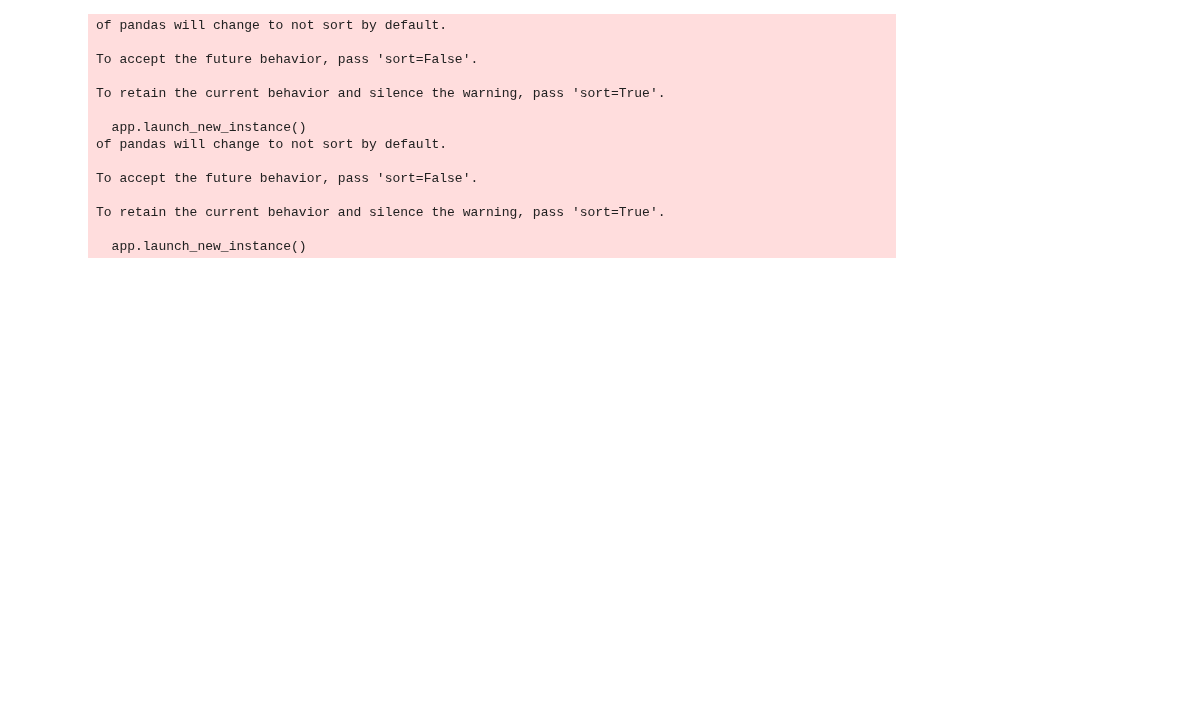
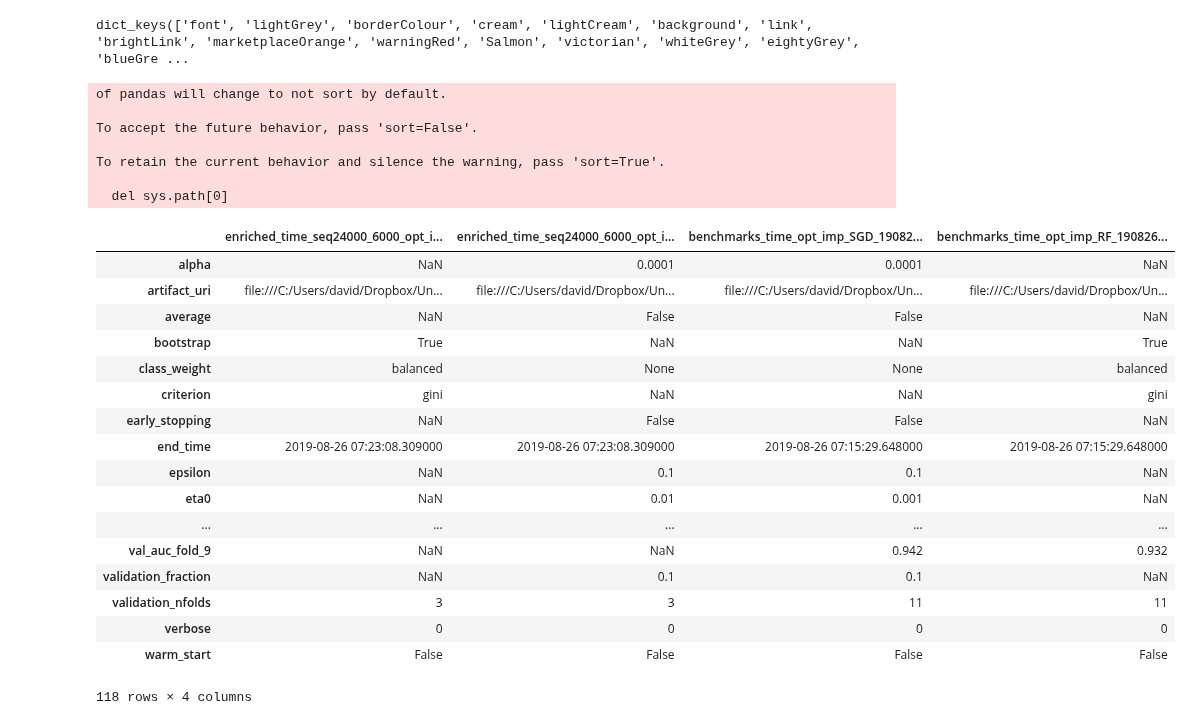
Before and after one commit to davidemariani/networkAnalysisForML, a Jupyter notebook: performance_visualization_same_model_from_more_exps.ipynb, the cells around one changed output. Cells and saved outputs as stored; diff of their text form; code cells hidden in the pictures; blank space fills up the shorter version.

Commit message:
perf grid changes

```diff
--- a/performance_visualization_same_model_from_more_exps.ipynb
+++ b/performance_visualization_same_model_from_more_exps.ipynb
@@ -40,5 +45,9 @@ expnames
+# %%
+TTQcolor.keys()
+# %% [output]
+dict_keys(['font', 'lightGrey', 'borderColour', 'cream', 'lightCream', 'background', 'link', 'brightLink', 'marketplaceOrange', 'warningRed', 'Salmon', 'victorian', 'whiteGrey', 'eightyGrey', 'blueGre ...
 # %%
-colors = [TTQcolor['richOrange'], TTQcolor['azureBlue']]
+colors = [ TTQcolor['bloodRed'], TTQcolor['pea']]
 
 #--------------------------------------------------
 
@@ -72,21 +81,26 @@ ann_cols = ['batch_size', 'optimizer', 'epochs_actual', 'class_1_weight', 'early
 #show(a)
 # %%
 for clf in ('rf_', 'sgd_'):
-    for double_exp in [('benchmarks_shuffle_imp', 'benchmarks_time_old_imp'),
-                      ('benchmarks_shuffle_p90', 'benchmarks_time_old_p90'),
-                      ('benchmarks_shuffle_p180', 'benchmarks_time_old_p180')
-                      ]:
+    for mult_exp in [['enriched_time_seq24000_6000_opt_imp', 'benchmarks_time_opt_imp']]:
+                      #('benchmarks_shuffle_p90', 'benchmarks_time_old_p90'),
+                      #('benchmarks_shuffle_p180', 'benchmarks_time_old_p180')
+                      #]:
 
+        viz_list=[]
+        for experiment in mult_exp:
+            viz_tmp = create_exp_df(experiment)
+            viz_tmp.columns = experiment+'_'+viz_tmp.columns
+            viz_list.append(viz_tmp)
 
+        viz = pd.concat(viz_list, axis=1)
+        #experiment_1 = double_exp[0]
+        #experiment_2 = double_exp[1]
 
-        experiment_1 = double_exp[0]
-        experiment_2 = double_exp[1]
-
-        viz_1 = create_exp_df(experiment_1)
-        viz_1.columns = experiment_1+'_'+viz_1.columns
-        viz_2 = create_exp_df(experiment_2)
-        viz_2.columns = experiment_2+'_'+viz_2.columns
-        viz = pd.concat([viz_1, viz_2], axis=1)
+        #viz_1 = create_exp_df(experiment_1)
+        #viz_1.columns = experiment_1+'_'+viz_1.columns
+        #viz_2 = create_exp_df(experiment_2)
+        #viz_2.columns = experiment_2+'_'+viz_2.columns
+        #viz = pd.concat([viz_1, viz_2], axis=1)
 
         if clf=='rf_':
             model_filter = ['RandomForestClassifier']
@@ -110,7 +124,7 @@ for clf in ('rf_', 'sgd_'):
             metric_cols = sgd_cols
             spider_cols = sgd_spider_cols
             spider_cols_to_norm = sgd_spider_cols_to_norm
-            index_header = 'RF'
+            index_header = 'SGD'
             spr_settings = {'viz_dict': viz,
                                              'metric_list': sgd_cols,
                                              'model_type': ['SGDClassifier'],
@@ -155,7 +169,13 @@ for clf in ('rf_', 'sgd_'):
                      fimp_text_group_size = '10pt',
                      colors=colors)
 
-        export_png(grid, clf+experiment_1+experiment_2+'.png')
+        name = clf
+        for e in range(len(mult_exp),2):
+            name+=experiment
+        name+='.png'
+
+
+        #export_png(grid, name)
 # %% [output]
 of pandas will change to not sort by default.
 
@@ -163,11 +183,25 @@ To accept the future behavior, pass 'sort=False'.
 
 To retain the current behavior and silence the warning, pass 'sort=True'.
 
-  app.launch_new_instance()
-of pandas will change to not sort by default.
-
-To accept the future behavior, pass 'sort=False'.
-
-To retain the current behavior and silence the warning, pass 'sort=True'.
-
-  app.launch_new_instance()
+  del sys.path[0]
+# %%
+viz
+# %% [output]
+|  | enriched_time_seq24000_6000_opt_i... | enriched_time_seq24000_6000_opt_i... | benchmarks_time_opt_imp_SGD_19082... | benchmarks_time_opt_imp_RF_190826... |
+| alpha | NaN | 0.0001 | 0.0001 | NaN |
+| artifact_uri | file:///C:/Users/david/Dropbox/Un... | file:///C:/Users/david/Dropbox/Un... | file:///C:/Users/david/Dropbox/Un... | file:///C:/Users/david/Dropbox/Un... |
+| average | NaN | False | False | NaN |
+| bootstrap | True | NaN | NaN | True |
+| class_weight | balanced | None | None | balanced |
+| criterion | gini | NaN | NaN | gini |
+| early_stopping | NaN | False | False | NaN |
+| end_time | 2019-08-26 07:23:08.309000 | 2019-08-26 07:23:08.309000 | 2019-08-26 07:15:29.648000 | 2019-08-26 07:15:29.648000 |
+| epsilon | NaN | 0.1 | 0.1 | NaN |
+| eta0 | NaN | 0.01 | 0.001 | NaN |
+| ... | ... | ... | ... | ... |
+| val_auc_fold_9 | NaN | NaN | 0.942 | 0.932 |
+| validation_fraction | NaN | 0.1 | 0.1 | NaN |
+| validation_nfolds | 3 | 3 | 11 | 11 |
+| verbose | 0 | 0 | 0 | 0 |
+| warm_start | False | False | False | False |
+118 rows × 4 columns
```
Also changed, not shown: parts of 2 cells of this notebook, 1 other file.
